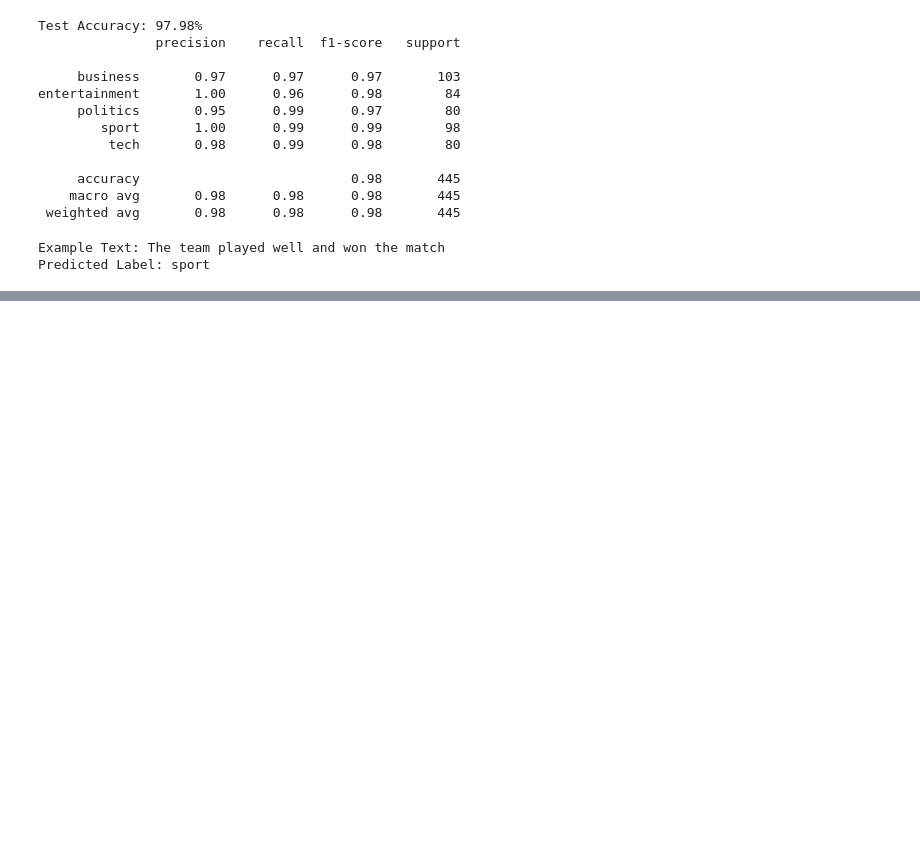
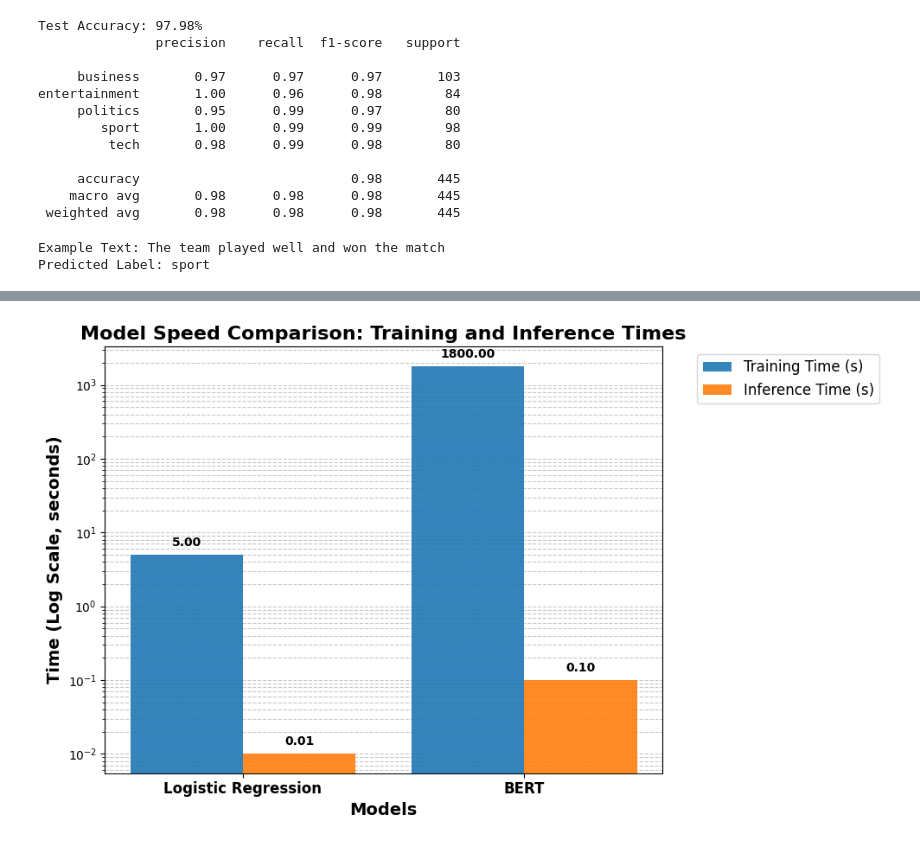
Before and after one commit to Shreya18899/NewsSnap_quick_digestable_news_summaries, a Jupyter notebook: classification/lr-classification.ipynb, the cells around one changed output, grey strips where cells are left out. Cells and saved outputs as stored; diff of their text form; code cells hidden in the pictures; blank space fills up the shorter version.

Commit message:
Updated Visualizations

```diff
--- a/classification/lr-classification.ipynb
+++ b/classification/lr-classification.ipynb
@@ -88,0 +109,49 @@ Predicted Label: sport
+# %%
+import matplotlib.pyplot as plt
+import numpy as np
+
+# Data for training and inference times (in seconds)
+models = ['Logistic Regression', 'BERT']
+training_time = [5, 1800]  # Training times: Logistic Regression ~5s, BERT ~1800s (30 min)
+inference_time = [0.01, 0.1]  # Inference times: Logistic Regression ~0.01s, BERT ~0.1s
+
+# Bar width and positions
+x = np.arange(len(models))
+width = 0.4
+
+fig, ax = plt.subplots(figsize=(10, 6))
+
+# Plot training and inference times using a logarithmic scale
+bars1 = ax.bar(x - width/2, training_time, width, label='Training Time (s)', color='#1f77b4', alpha=0.9)
+bars2 = ax.bar(x + width/2, inference_time, width, label='Inference Time (s)', color='#ff7f0e', alpha=0.9)
+
+# Set y-axis to logarithmic scale
+ax.set_yscale('log')
+
+# Annotate bars with values (formatted for logarithmic clarity)
+for bars in [bars1, bars2]:
+    for bar in bars:
+        height = bar.get_height()
+        ax.annotate(f'{height:.2f}',
+                    xy=(bar.get_x() + bar.get_width() / 2, height),
+                    xytext=(0, 5),  # Offset above the bar
+                    textcoords="offset points",
+                    ha='center', va='bottom', fontsize=10, color='black', weight='bold')
+
+# Add labels, title, and legend
+ax.set_xlabel('Models', fontsize=14, weight='bold')
+ax.set_ylabel('Time (Log Scale, seconds)', fontsize=14, weight='bold')
+ax.set_title('Model Speed Comparison: Training and Inference Times', fontsize=16, weight='bold')
+ax.set_xticks(x)
+ax.set_xticklabels(models, fontsize=12, weight='bold')
+ax.legend(fontsize=12, loc='upper left', bbox_to_anchor=(1.05, 1))
+
+# Add gridlines for readability
+ax.yaxis.grid(True, which="both", linestyle='--', alpha=0.7)
+ax.set_axisbelow(True)
+
+# Adjust layout
+plt.tight_layout()
+plt.show()
+# %% [output]
+[figure, added]
```
Also changed, not shown: parts of 4 cells of this notebook.
